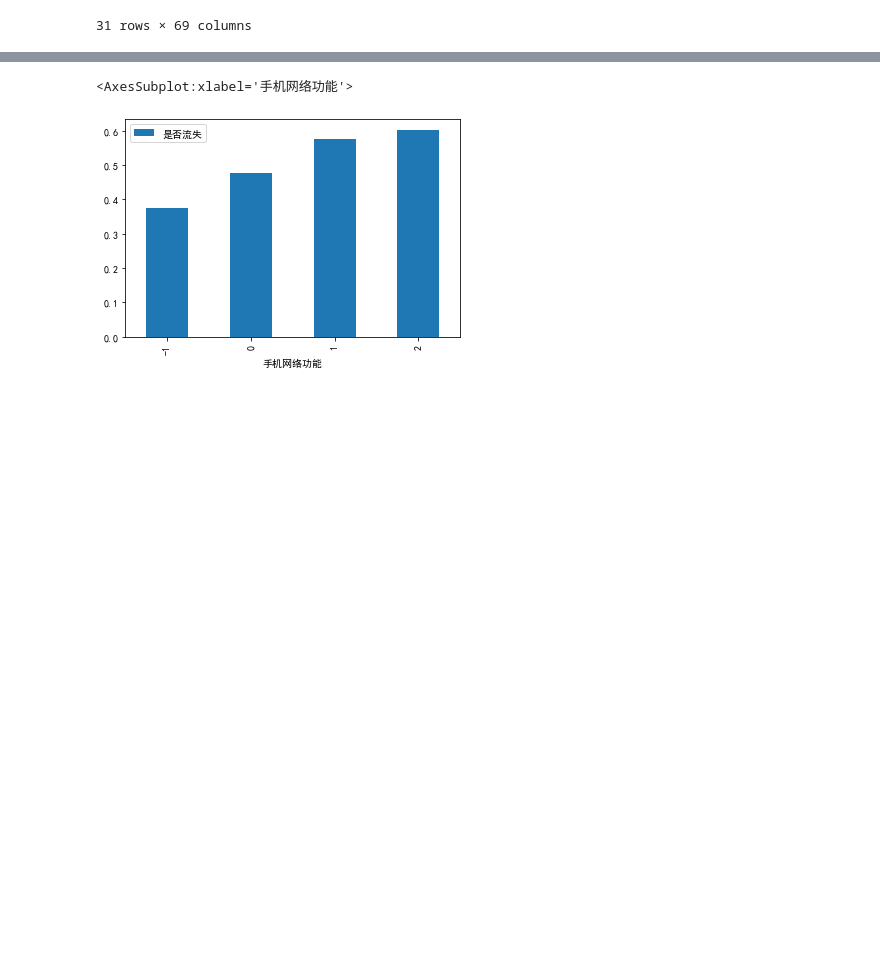
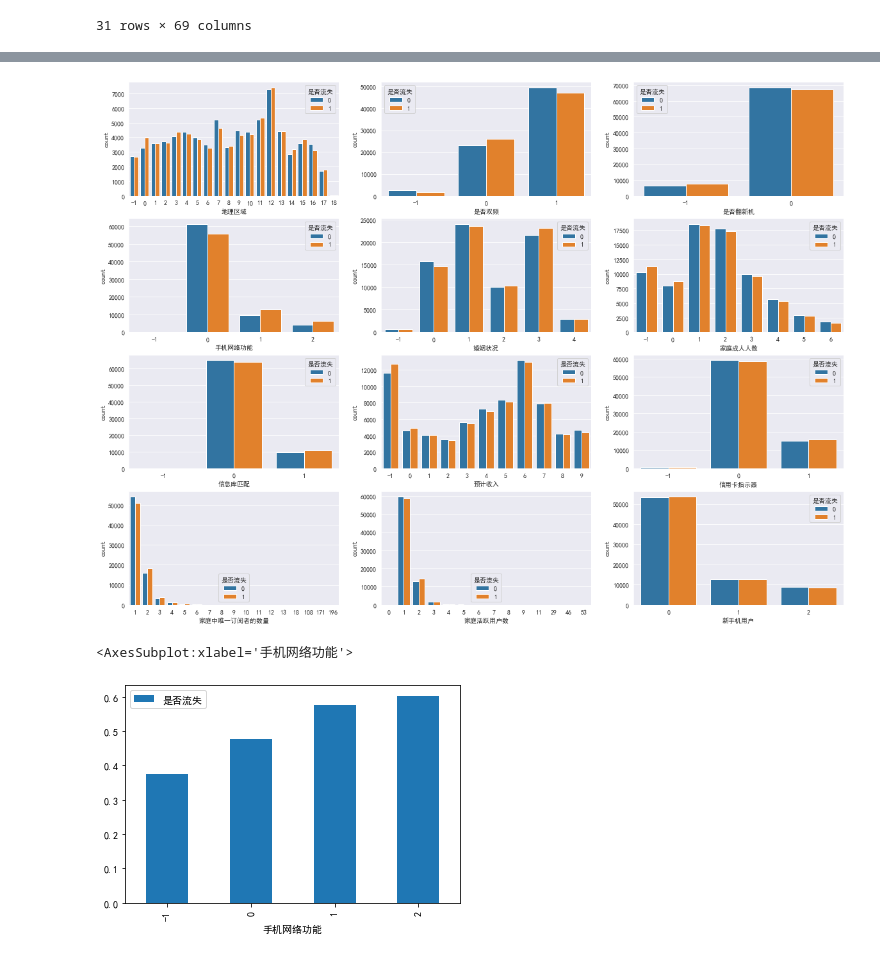
Before and after one commit to GeoSZH/customer_churn, a Jupyter notebook: CustomerChurn_Baseline.ipynb, the cells around one changed output, grey strips where cells are left out. Saved outputs shown, nothing was run; the diff lists cells and outputs as text; code cells hidden in the pictures; blank space fills up the shorter version.

```diff
--- a/CustomerChurn_Baseline.ipynb
+++ b/CustomerChurn_Baseline.ipynb
@@ -215,6 +215,16 @@ for _ in range(len(cat_)):
 1     25499
 2     17513
 Name: 新手机用户, dtype: int64
+# %%
+cat_ = ['地理区域', '是否双频', '是否翻新机', '手机网络功能', '婚姻状况', '家庭成人人数', '信息库匹配', '预计收入', '信用卡指示器', '家庭中唯一订阅者的数量', '家庭活跃用户数', '新手机用户']
+# %%
+plt.figure(figsize=(20,15))
+for i in range(len(cat_)):
+    plt.subplot(4, 3, i+1)
+    sns.countplot(data=data_train , x=cat_[i], hue='是否流失')
+plt.show()
+# %% [output]
+[figure, added]
 # %%
 data_train[['是否流失','手机网络功能']].groupby(['手机网络功能']).mean().plot.bar()
 # %% [output]
```
Also changed, not shown: parts of 9 cells of this notebook.
